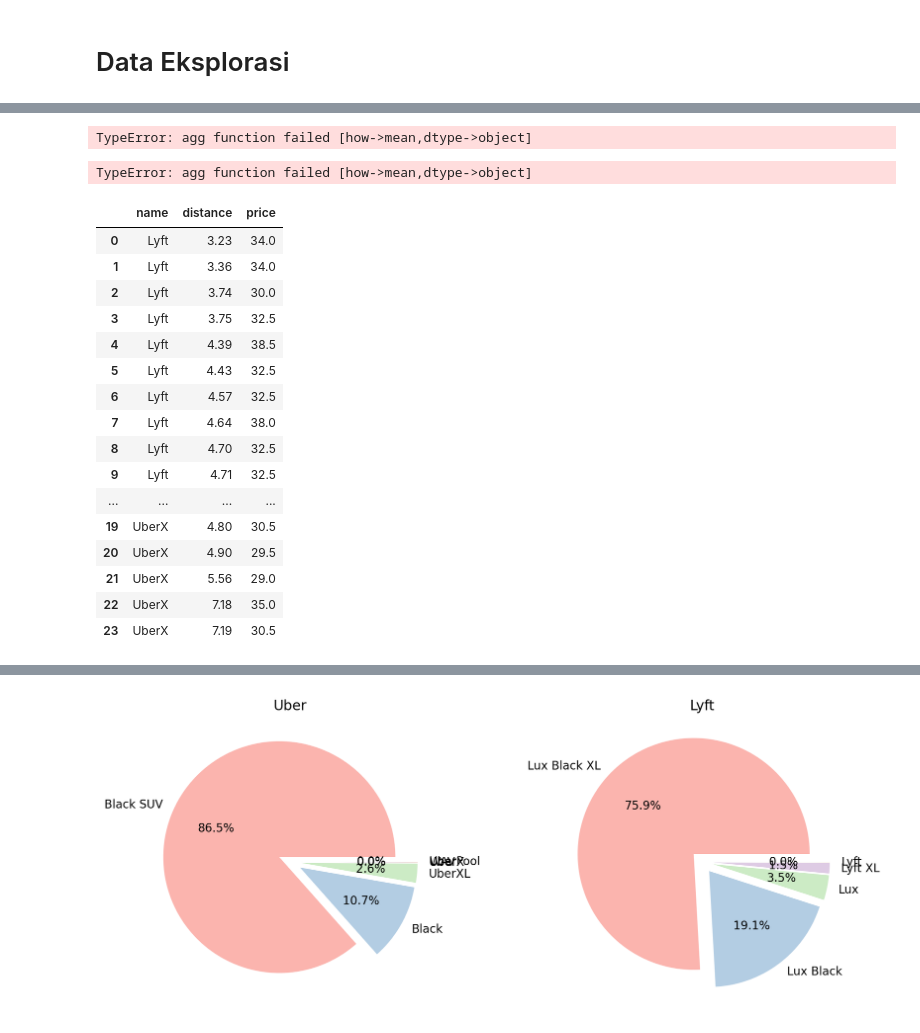
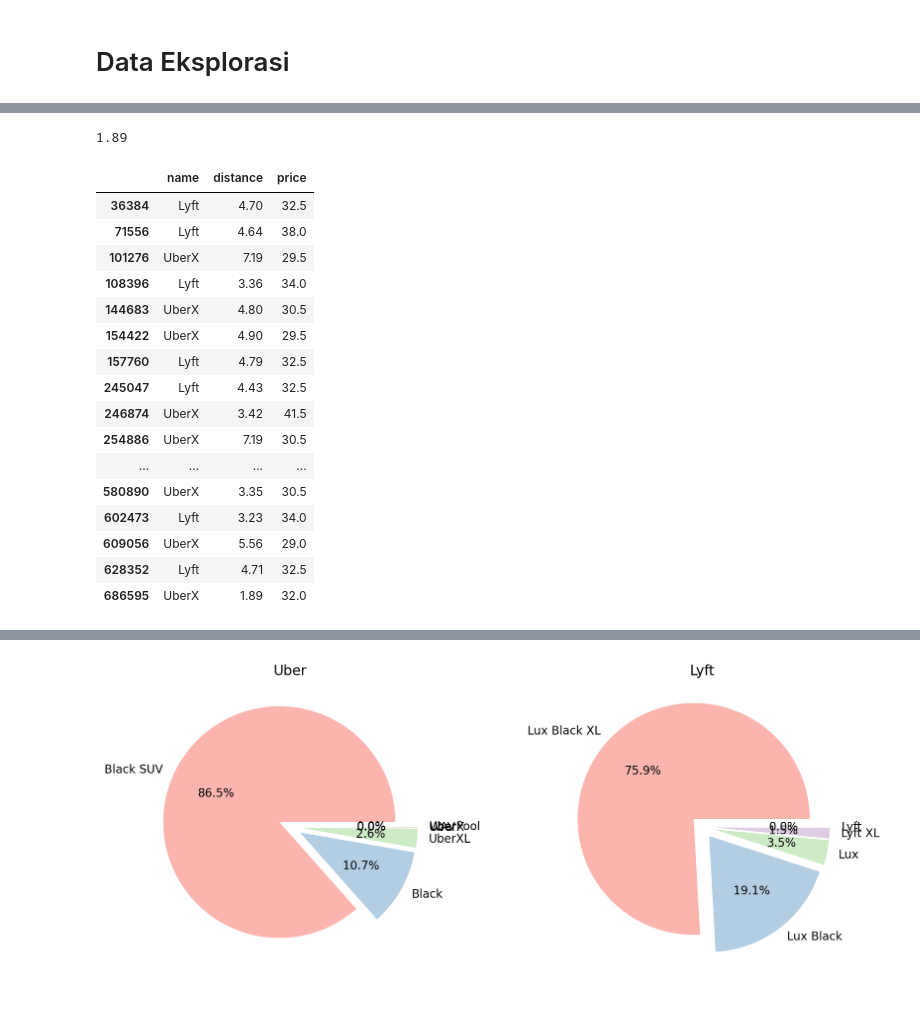
Before and after one commit to dafiqrahman/MSIB-Hacktiv8, a Jupyter notebook: FP 1/fp1.ipynb, the cells around one changed output, grey strips where cells are left out. Cells and saved outputs as stored; diff of their text form; code cells hidden in the pictures.

```diff
--- a/FP 1/fp1.ipynb
+++ b/FP 1/fp1.ipynb
@@ -143,6 +159,2 @@ df_without_outliers.head()
 # %%
-uberx_lyft_price_mean = df_without_outliers[
-    (df_without_outliers["name"].isin(["UberX","Lyft"]))]. groupby(["name","distance"]).mean()[["price"]
-].reset_index()
+uberx_lyft = df_without_outliers[df_without_outliers['name'].isin(['Lyft', 'UberX'])]
-# %% [output]
-TypeError: agg function failed [how->mean,dtype->object]
@@ -155,24 +160,0 @@ df_without_outliers.dropna(subset=["price"],inplace=True)
-# %%
-uberx_lyft_price_mean.groupby(["name","distance"]).mean()
-# %% [output]
-TypeError: agg function failed [how->mean,dtype->object]
-# %%
-uberx_lyft_price_mean
-# %% [output]
-|  | name | distance | price |
-| 0 | Lyft | 3.23 | 34.0 |
-| 1 | Lyft | 3.36 | 34.0 |
-| 2 | Lyft | 3.74 | 30.0 |
-| 3 | Lyft | 3.75 | 32.5 |
-| 4 | Lyft | 4.39 | 38.5 |
-| 5 | Lyft | 4.43 | 32.5 |
-| 6 | Lyft | 4.57 | 32.5 |
-| 7 | Lyft | 4.64 | 38.0 |
-| 8 | Lyft | 4.70 | 32.5 |
-| 9 | Lyft | 4.71 | 32.5 |
-| ... | ... | ... | ... |
-| 19 | UberX | 4.80 | 30.5 |
-| 20 | UberX | 4.90 | 29.5 |
-| 21 | UberX | 5.56 | 29.0 |
-| 22 | UberX | 7.18 | 35.0 |
-| 23 | UberX | 7.19 | 30.5 |
@@ -189,2 +163,26 @@ uberx_lyft_price_mean = uberx_lyft_price_mean[
+# %%
+uberx_lyft["name"]
+# %% [output]
+1.89
+# %%
+uberx_lyft
+# %% [output]
+|  | name | distance | price |
+| 36384 | Lyft | 4.70 | 32.5 |
+| 71556 | Lyft | 4.64 | 38.0 |
+| 101276 | UberX | 7.19 | 29.5 |
+| 108396 | Lyft | 3.36 | 34.0 |
+| 144683 | UberX | 4.80 | 30.5 |
+| 154422 | UberX | 4.90 | 29.5 |
+| 157760 | Lyft | 4.79 | 32.5 |
+| 245047 | Lyft | 4.43 | 32.5 |
+| 246874 | UberX | 3.42 | 41.5 |
+| 254886 | UberX | 7.19 | 30.5 |
+| ... | ... | ... | ... |
+| 580890 | UberX | 3.35 | 30.5 |
+| 602473 | Lyft | 3.23 | 34.0 |
+| 609056 | UberX | 5.56 | 29.0 |
+| 628352 | Lyft | 4.71 | 32.5 |
+| 686595 | UberX | 1.89 | 32.0 |
 # %%
 plt.figure(figsize=(10,4),dpi=200)
```
Also changed, not shown: parts of 7 cells of this notebook.
